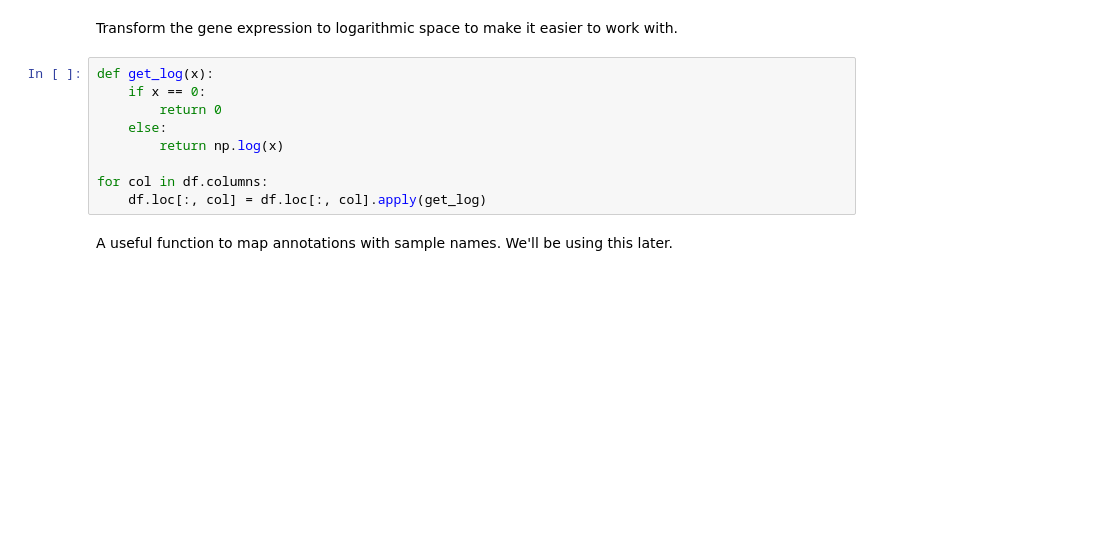
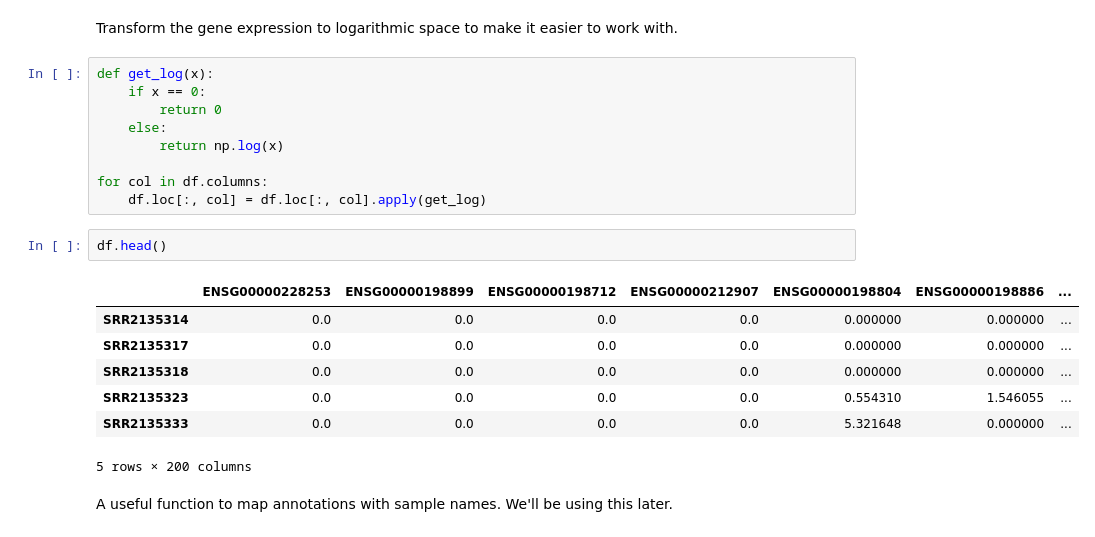
Before and after one commit to NancyFY/bootcamp, a Jupyter notebook: Introduction to Machine Learning.ipynb, the cells around one changed output. Saved outputs shown, nothing was run; the diff lists cells and outputs as text; blank space fills up the shorter version.

```diff
--- a/Introduction to Machine Learning.ipynb
+++ b/Introduction to Machine Learning.ipynb
@@ -42,6 +57,16 @@ def get_log(x):
 
 for col in df.columns:
     df.loc[:, col] = df.loc[:, col].apply(get_log)
+# %%
+df.head()
+# %% [output]
+|  | ENSG00000228253 | ENSG00000198899 | ENSG00000198712 | ENSG00000212907 | ENSG00000198804 | ENSG00000198886 | ... |
+| SRR2135314 | 0.0 | 0.0 | 0.0 | 0.0 | 0.000000 | 0.000000 | ... |
+| SRR2135317 | 0.0 | 0.0 | 0.0 | 0.0 | 0.000000 | 0.000000 | ... |
+| SRR2135318 | 0.0 | 0.0 | 0.0 | 0.0 | 0.000000 | 0.000000 | ... |
+| SRR2135323 | 0.0 | 0.0 | 0.0 | 0.0 | 0.554310 | 1.546055 | ... |
+| SRR2135333 | 0.0 | 0.0 | 0.0 | 0.0 | 5.321648 | 0.000000 | ... |
+5 rows × 200 columns
 # %% [markdown]
 A useful function to map annotations with sample names. We'll be using this later.
 # %%
```
Also changed, not shown: parts of 8 cells of this notebook.
